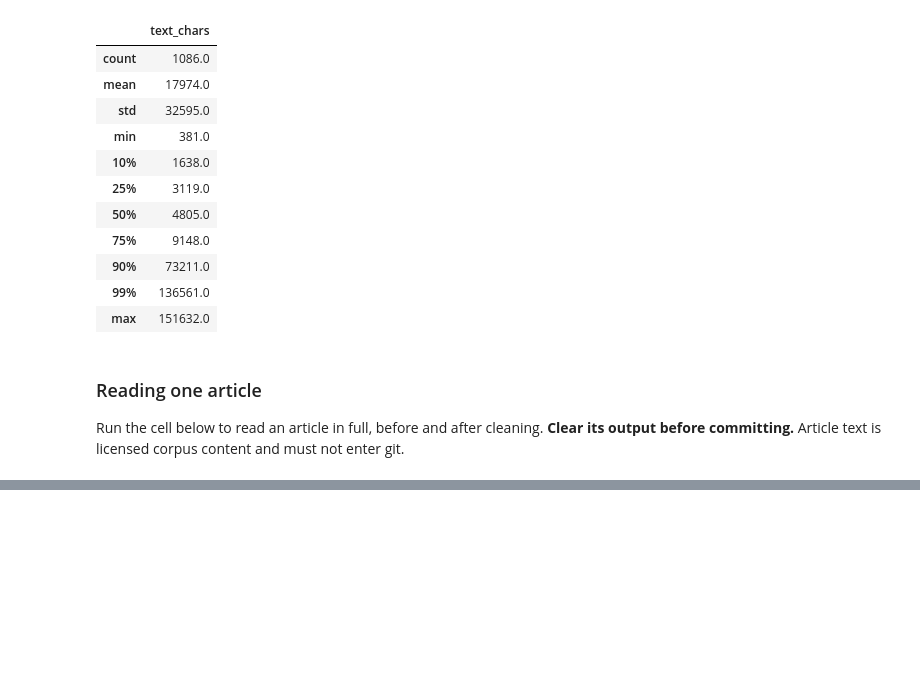
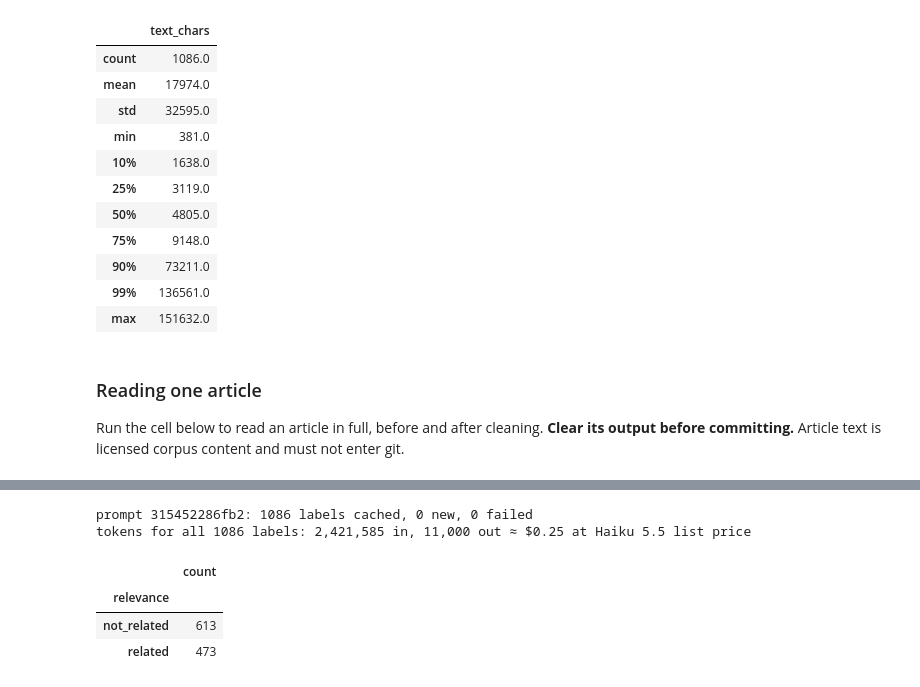
Before and after one commit to RasanYo/political-graph-rag, a Jupyter notebook: notebooks/02_explore_ner_de.ipynb, the cells around one changed output, grey strips where cells are left out. Drawn from its saved outputs; the diff is of its cells as text; code cells hidden in the pictures; blank space fills up the shorter version.

```diff
--- a/notebooks/02_explore_ner_de.ipynb
+++ b/notebooks/02_explore_ner_de.ipynb
@@ -320,0 +438,24 @@ show(article_id)
+# %%
+already = len(load_labels())
+failures = await label_missing(vote)
+labels = load_labels()
+
+print(f"prompt {PROMPT_SHA}: {already} labels cached, {len(labels) - already} new, {len(failures)} failed")
+for failure in failures:
+    print("  ", failure)
+
+used_in = sum(r["input_tokens"] for r in labels.values())
+used_out = sum(r["output_tokens"] for r in labels.values())
+print(f"tokens for all {len(labels)} labels: {used_in:,} in, {used_out:,} out "
+      f"≈ ${used_in / 1e6 * 0.10 + used_out / 1e6 * 0.50:.2f} at Haiku 5.5 list price")
+
+vote["relevance"] = vote["id"].map({i: r["label"] for i, r in labels.items()})
+assert vote["relevance"].notna().all(), f"{vote['relevance'].isna().sum()} articles have no label"
+vote["relevance"].value_counts().to_frame()
+# %% [output]
+prompt 315452286fb2: 1086 labels cached, 0 new, 0 failed
+tokens for all 1086 labels: 2,421,585 in, 11,000 out ≈ $0.25 at Haiku 5.5 list price
+|  | count |
+| relevance |  |
+| not_related | 613 |
+| related | 473 |
```
Also changed, not shown: parts of 7 cells of this notebook, 3 other files.
